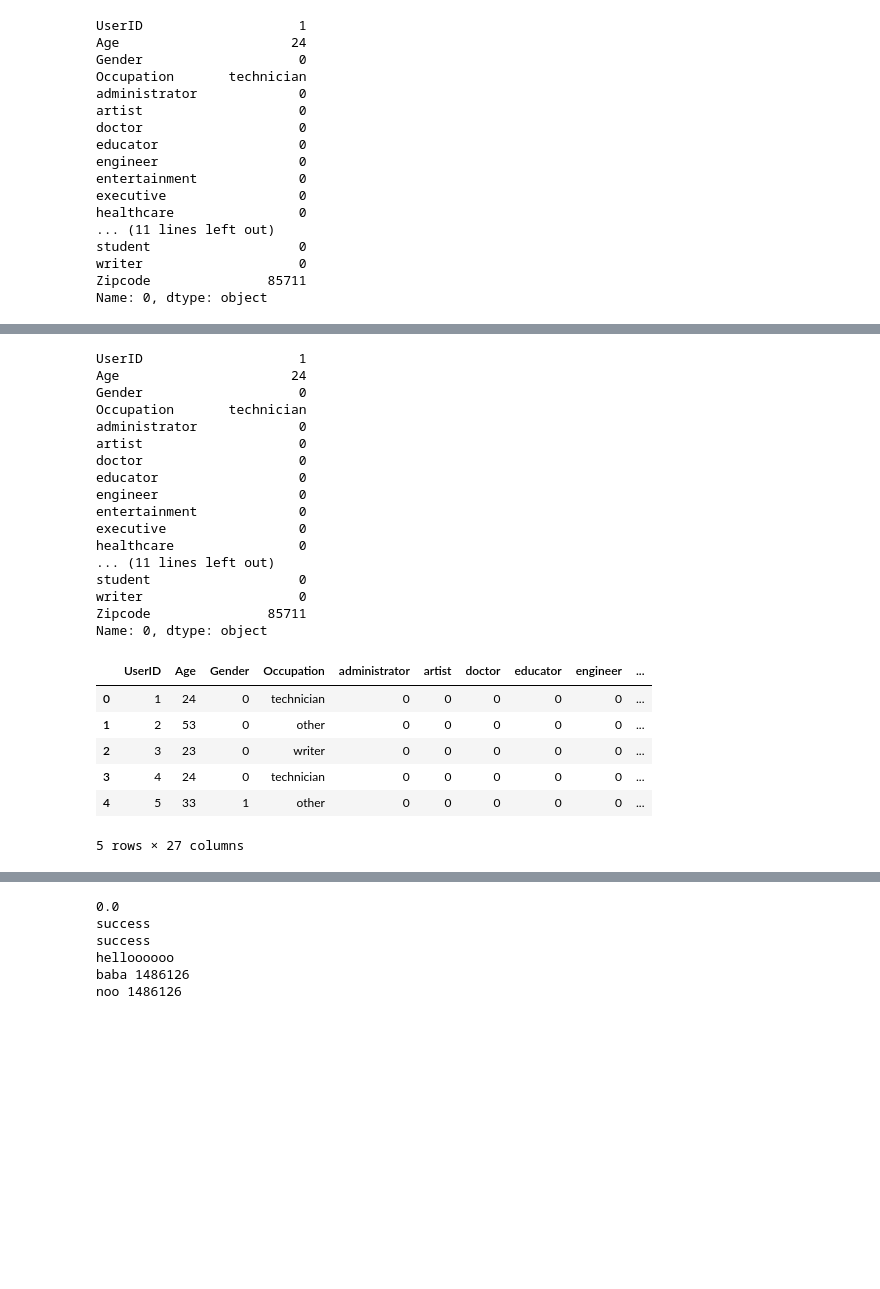
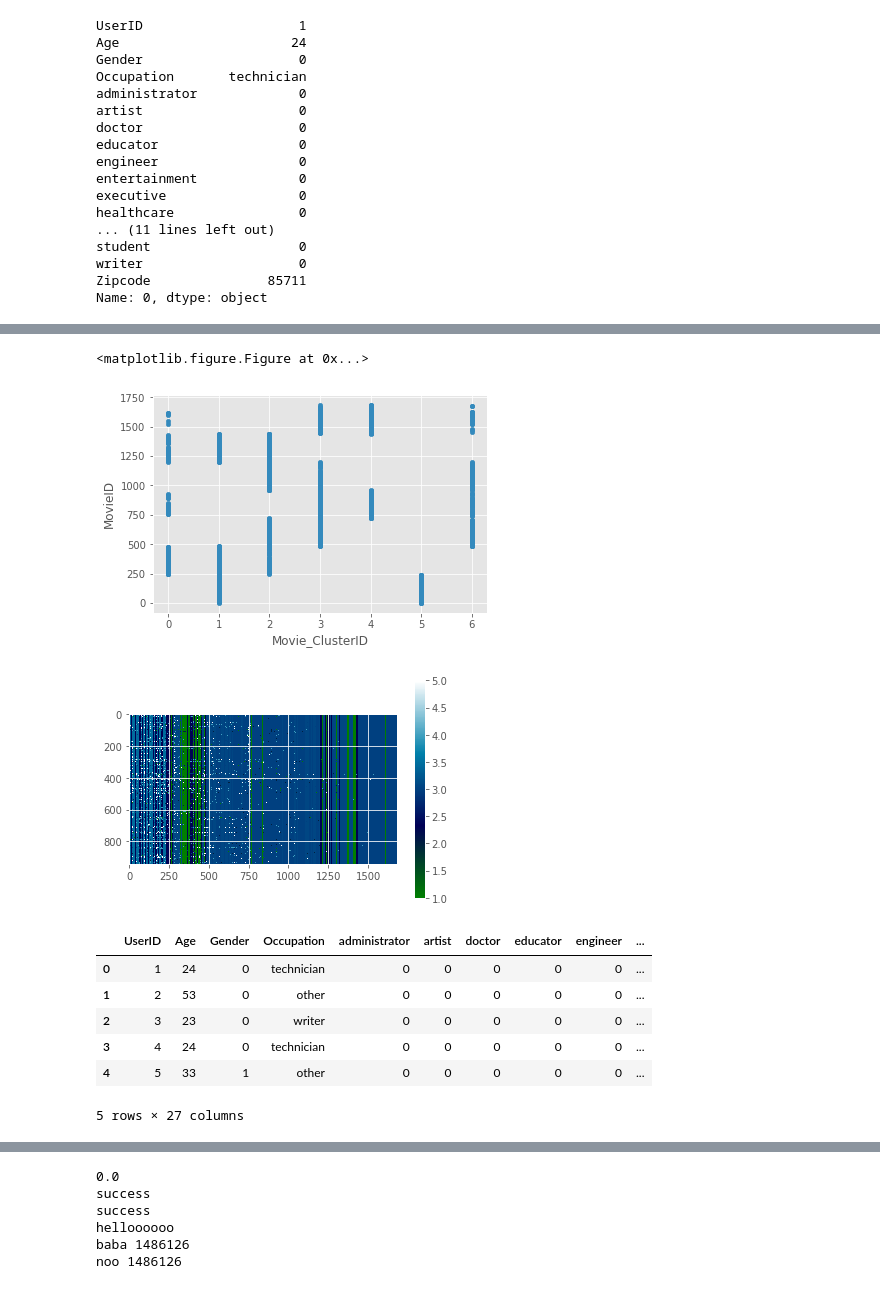
Before and after one commit to ShreyaGangishetty/enhancingMFusingClustering, a Jupyter notebook: RecommendationWithClusteringSVD.ipynb, the cells around one changed output, grey strips where cells are left out. Drawn from its saved outputs; the diff is of its cells as text; code cells hidden in the pictures; blank space fills up the shorter version.

```diff
--- a/RecommendationWithClusteringSVD.ipynb
+++ b/RecommendationWithClusteringSVD.ipynb
@@ -33,6 +33,9 @@ Zipcode               85711
 Name: 0, dtype: object
 # %%
 movies_kmeans = movies_df.drop('Title',axis=1) #movies_df.as_matrix()
+#movies_kmeans = movies_kmeans.drop('Title',axis=1) #movies_df.as_matrix()
+movies_kmeans = movies_kmeans.drop('MovieID',axis=1) #movies_df.as_matrix()
+print(movies_kmeans.head())
 '''movies_np = np.delete(movies_np,0,1) # deleting the movie ID
 movies_np = np.delete(movies_np,0,1) # deleting the Movie name
 movies_np contains only the classes of the movies which can be clustered
@@ -65,11 +84,29 @@ movies_df.head()
 | 3 | 4 | Get Shorty (1995) | 0 | 1 | 0 | 0 | 0 | 1 | 0 | 0 | ... |
 | 4 | 5 | Copycat (1995) | 0 | 0 | 0 | 0 | 0 | 0 | 1 | 0 | ... |
 5 rows × 22 columns
+# %%
+import matplotlib.pyplot as plt
+plt.style.use('ggplot')
+ratings=np.array(ratings_matrix)
+fig= plt.figure()
+ax = fig.add_subplot(1,1,1)
+ax.set_aspect('equal')
+plt.imshow(ratings, interpolation='nearest', cmap=plt.cm.ocean)
+plt.colorbar()
+plt.show()
+
+plt.figure()
+movies_df.plot(kind='scatter', x='Movie_ClusterID', y='MovieID');
+# %% [output]
+<matplotlib.figure.Figure at 0x...>
+[figure, added]
+[figure, added]
 # %%
 ## Now get the users data and cluster them aswell
-print(users_df.iloc[0])
+#print(users_df.iloc[0])
 users_kmeans=users_df.drop('Occupation',axis=1)
 users_kmeans=users_kmeans.drop('Zipcode',axis=1)
+users_kmeans=users_kmeans.drop('UserID',axis=1)
 #KMeans clustering of Users
 kmeans_users = KMeans(n_clusters=5).fit(users_kmeans)## later can be improved by tring wss and get a good estimate for k
 #len(kmeans_users.labels_)#943
@@ -85,27 +122,10 @@ user_clusteroids=np.ndarray.flatten(np.asarray(user_clusterids))
 users_df['User_ClusterID'] = user_clusteroids.tolist()
 users_df.head()
 # %% [output]
+|  | UserID | Age | Gender | Occupation | administrator | artist | doctor | educator | engineer | ... |
+| 0 | 1 | 24 | 0 | technician | 0 | 0 | 0 | 0 | 0 | ... |
+| 1 | 2 | 53 | 0 | other | 0 | 0 | 0 | 0 | 0 | ... |
+| 2 | 3 | 23 | 0 | writer | 0 | 0 | 0 | 0 | 0 | ... |
+| 3 | 4 | 24 | 0 | technician | 0 | 0 | 0 | 0 | 0 | ... |
+| 4 | 5 | 33 | 1 | other | 0 | 0 | 0 | 0 | 0 | ... |
-UserID                    1
-Age                      24
-Gender                    0
-Occupation       technician
-administrator             0
-artist                    0
-doctor                    0
-educator                  0
-engineer                  0
-entertainment             0
-executive                 0
-healthcare                0
-... (11 lines left out)
-student                   0
-writer                    0
-Zipcode               85711
-Name: 0, dtype: object
+5 rows × 27 columns
-|  | UserID | Age | Gender | Occupation | administrator | artist | doctor | educator | engineer | ... |
-| 0 | 1 | 24 | 0 | technician | 0 | 0 | 0 | 0 | 0 | ... |
-| 1 | 2 | 53 | 0 | other | 0 | 0 | 0 | 0 | 0 | ... |
-| 2 | 3 | 23 | 0 | writer | 0 | 0 | 0 | 0 | 0 | ... |
-| 3 | 4 | 24 | 0 | technician | 0 | 0 | 0 | 0 | 0 | ... |
-| 4 | 5 | 33 | 1 | other | 0 | 0 | 0 | 0 | 0 | ... |
-5 rows × 27 columns
```
Also changed, not shown: parts of 7 cells of this notebook.
